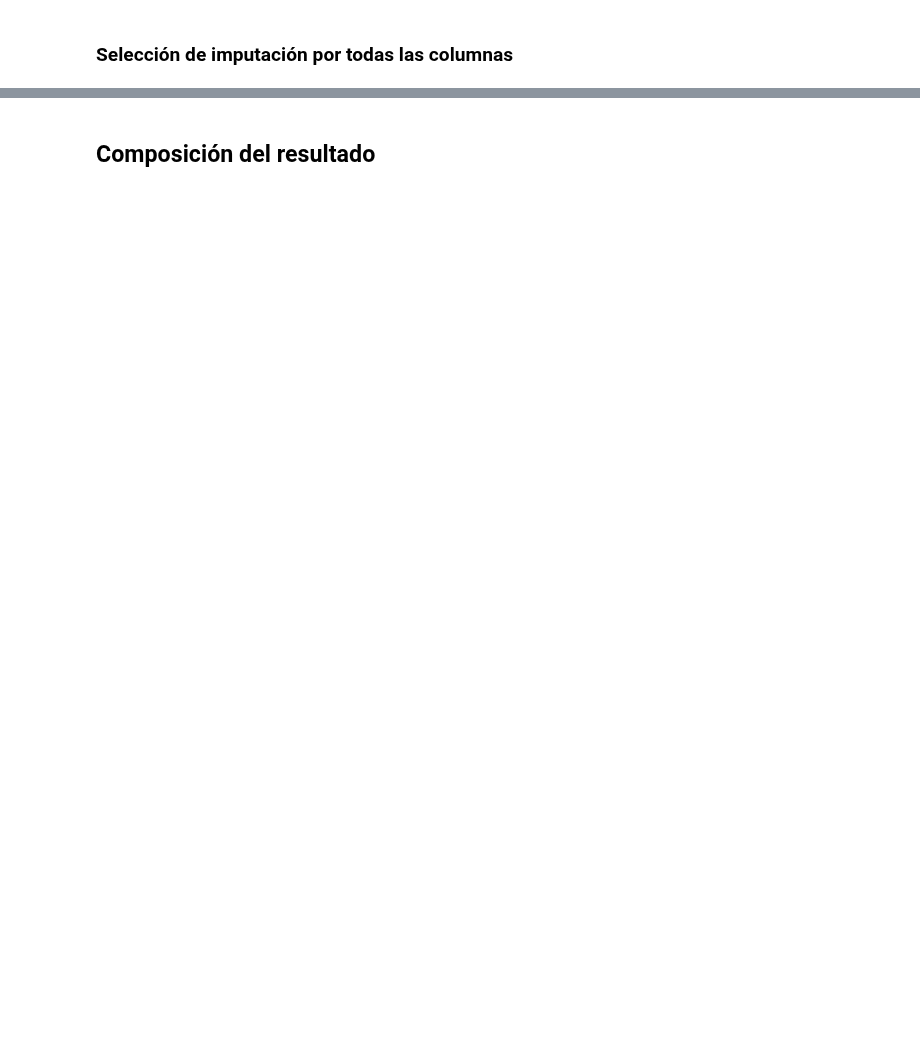
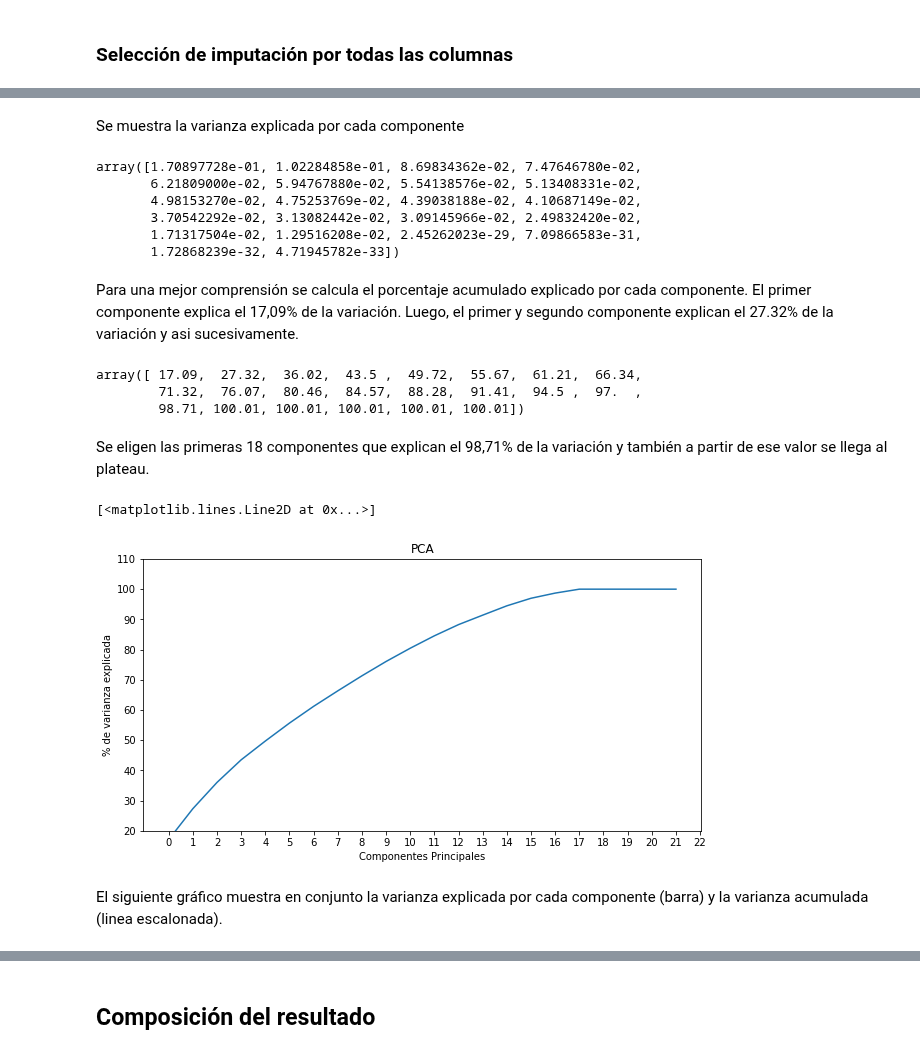
Before and after one commit to benjaminocampo/DataCuration, a Jupyter notebook: notebooks/preprocess/encode_dataset.ipynb, the cells around one changed output, grey strips where cells are left out. Saved outputs shown, nothing was run; the diff lists cells and outputs as text; code cells hidden in the pictures; blank space fills up the shorter version.

```diff
--- a/notebooks/preprocess/encode_dataset.ipynb
+++ b/notebooks/preprocess/encode_dataset.ipynb
@@ -158,0 +169,3 @@ feature_matrix = np.hstack([feature_matrix.todense(), knn_all_cols])
+# %%
+from sklearn.preprocessing import StandardScaler
+feature_matrix_standarized = StandardScaler().fit_transform(feature_matrix)# estandarización
@@ -158,0 +191,43 @@ feature_matrix = np.hstack([feature_matrix.todense(), knn_all_cols])
+# %%
+from sklearn.decomposition import PCA
+pca = PCA(n_components=22)
+principalComponents = pca.fit_transform(feature_matrix_standarized)
+# %% [markdown]
+Se muestra la varianza explicada por cada componente
+# %%
+exp_var_pca=pca.explained_variance_ratio_
+exp_var_pca
+# %% [output]
+array([1.70897728e-01, 1.02284858e-01, 8.69834362e-02, 7.47646780e-02,
+       6.21809000e-02, 5.94767880e-02, 5.54138576e-02, 5.13408331e-02,
+       4.98153270e-02, 4.75253769e-02, 4.39038188e-02, 4.10687149e-02,
+       3.70542292e-02, 3.13082442e-02, 3.09145966e-02, 2.49832420e-02,
+       1.71317504e-02, 1.29516208e-02, 2.45262023e-29, 7.09866583e-31,
+       1.72868239e-32, 4.71945782e-33])
+# %% [markdown]
+Para una mejor comprensión se calcula el porcentaje acumulado explicado por cada componente. El primer componente explica el 17,09% de la variación. Luego, el primer y segundo componente explican el 27.32% de la variación y asi sucesivamente.
+# %%
+var=np.cumsum(np.round(pca.explained_variance_ratio_, decimals=4)*100)
+var
+# %% [output]
+array([ 17.09,  27.32,  36.02,  43.5 ,  49.72,  55.67,  61.21,  66.34,
+        71.32,  76.07,  80.46,  84.57,  88.28,  91.41,  94.5 ,  97.  ,
+        98.71, 100.01, 100.01, 100.01, 100.01, 100.01])
+# %% [markdown]
+Se eligen las primeras 18 componentes que explican el 98,71% de la variación y también a partir de ese valor se llega al plateau.
+# %%
+plt.figure(figsize=(10, 5))
+plt.ylabel('% de varianza explicada')
+plt.xlabel('Componentes Principales')
+plt.title('PCA')
+plt.ylim(20,110)
+plt.xticks(range(0, 23))
+plt.style.context('seaborn-whitegrid')
+
+
+plt.plot(var)
+# %% [output]
+[<matplotlib.lines.Line2D at 0x...>]
+[figure, added]
+# %% [markdown]
+El siguiente gráfico muestra en conjunto la varianza explicada por cada componente (barra) y la varianza acumulada (linea escalonada).
```
Also changed, not shown: parts of 7 cells of this notebook.
